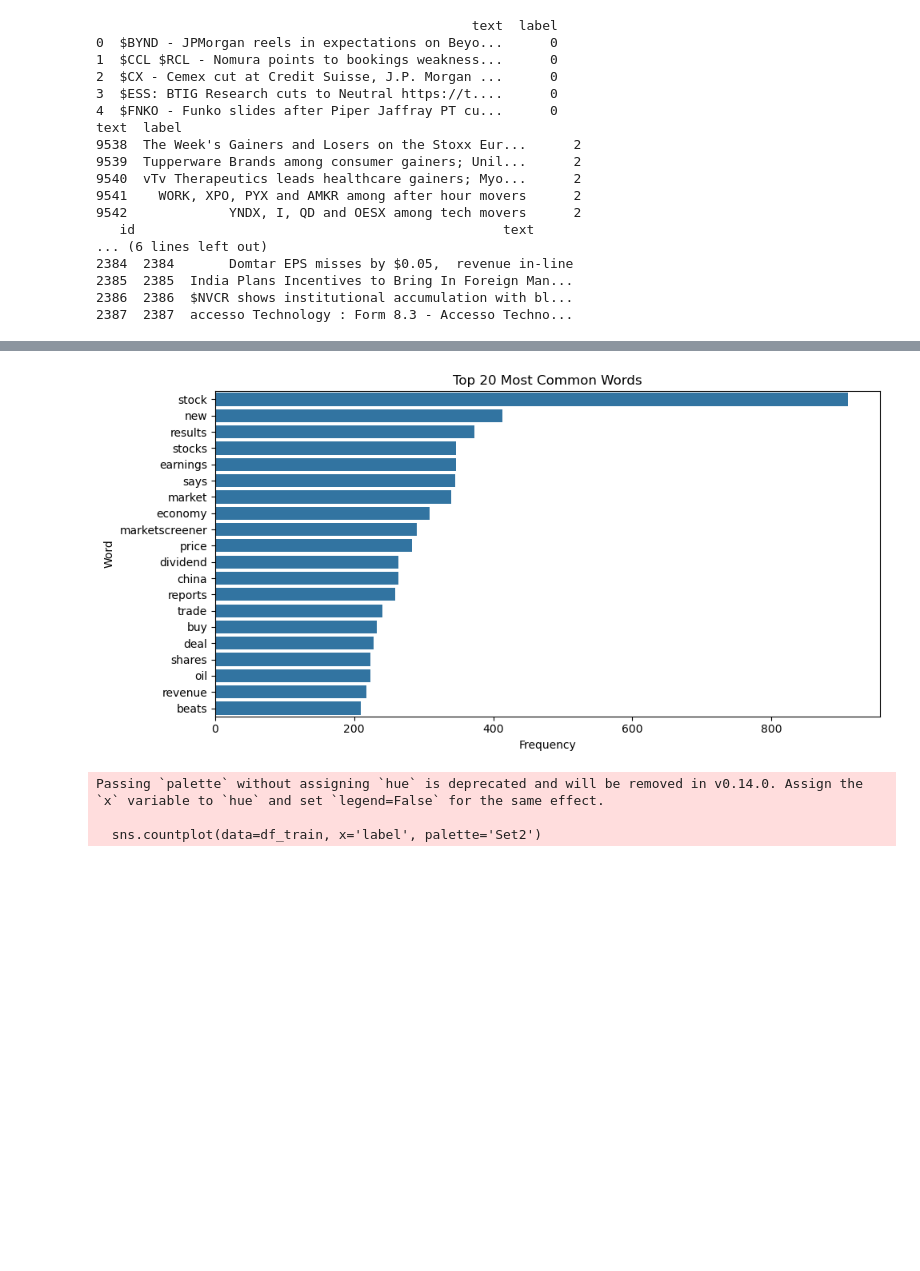
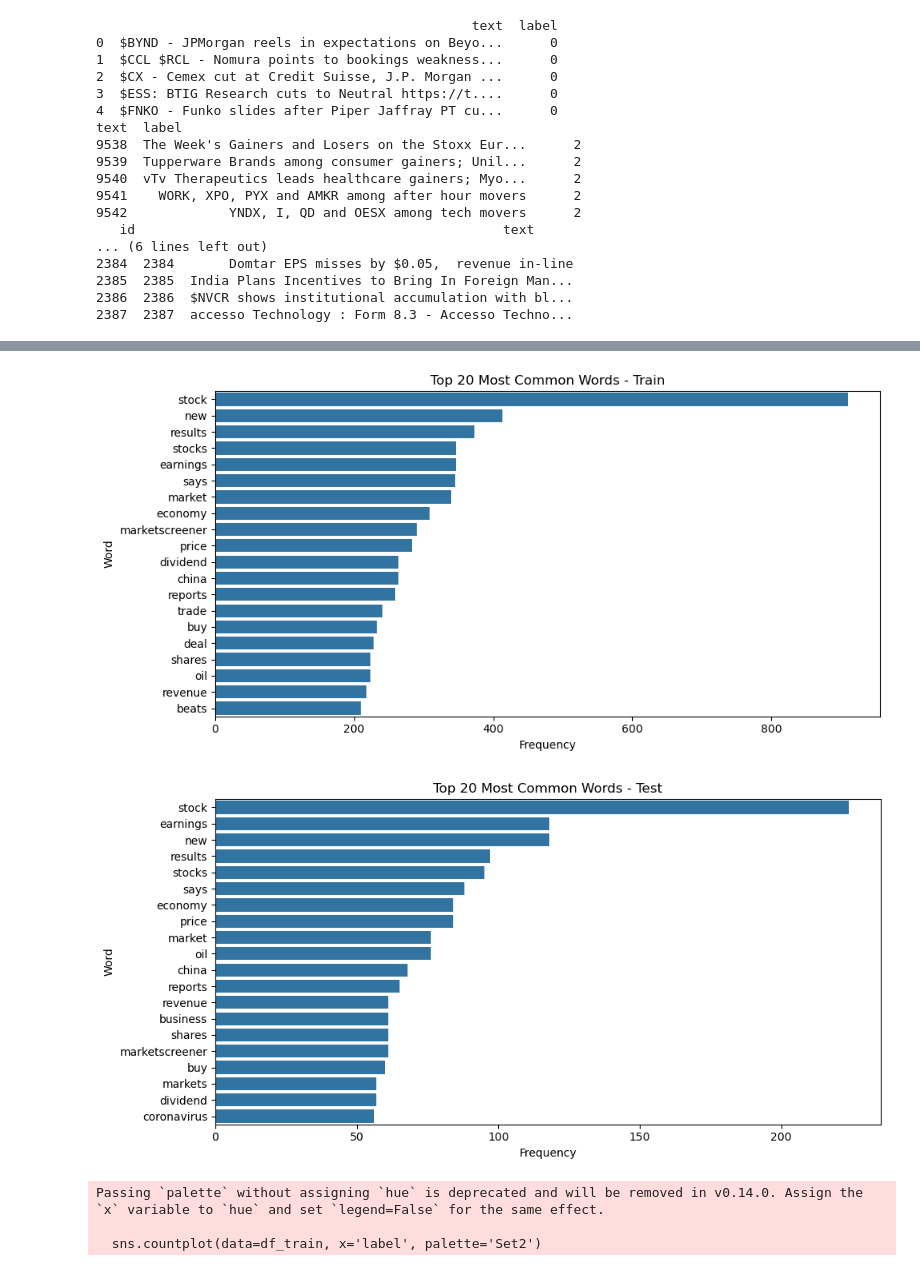
Before and after one commit to rmiranda37/text_mining_2025, a Jupyter notebook: Rafael/tm_project_rb.ipynb, the cells around one changed output, grey strips where cells are left out. Saved outputs shown, nothing was run; the diff lists cells and outputs as text; code cells hidden in the pictures; blank space fills up the shorter version.

```diff
--- a/Rafael/tm_project_rb.ipynb
+++ b/Rafael/tm_project_rb.ipynb
@@ -115,0 +216,13 @@ df_train
+# %%
+# Apply ao DataFrame
+df_test['tokens'] = df_test['text'].apply(clean_and_tokenize_nltk)
+# %%
+# Count the number od words before processing
+df_test['num_words_after'] = df_test['tokens'].apply(lambda x: len(str(x).split()))
+
+# Stats
+stats_test = df_test['num_words_after'].describe()
+
+
+print("Number of words stats:")
+print(stats_test)
@@ -127,13 +267,34 @@ freq_df = pd.DataFrame(most_common, columns=['word', 'frequency'])
 # Plot the 20 most common words
 plt.figure(figsize=(10, 5))
 sns.barplot(x='frequency', y='word', data=freq_df)
-plt.title('Top 20 Most Common Words')
+plt.title('Top 20 Most Common Words - Train')
 plt.xlabel('Frequency')
 plt.ylabel('Word')
 plt.tight_layout()
 plt.show()
 # %% [output]
-[figure, old version]
+[figure, new version]
+# %%
+# Flatten the list of all tokens
+all_tokens = [token for tokens in df_test['tokens'] for token in tokens]
+
+# Calculate word frequencies
+token_freq = Counter(all_tokens)
+most_common = token_freq.most_common(20)
+
+# Convert to DataFrame
+freq_df = pd.DataFrame(most_common, columns=['word', 'frequency'])
+
+# Plot the 20 most common words
+plt.figure(figsize=(10, 5))
+sns.barplot(x='frequency', y='word', data=freq_df)
+plt.title('Top 20 Most Common Words - Test')
+plt.xlabel('Frequency')
+plt.ylabel('Word')
+plt.tight_layout()
+plt.show()
+# %% [output]
+[figure, added]
 # %%
 plt.figure(figsize=(6, 4))
 sns.countplot(data=df_train, x='label', palette='Set2')
```
Also changed, not shown: parts of 44 cells of this notebook, 1 other file.
